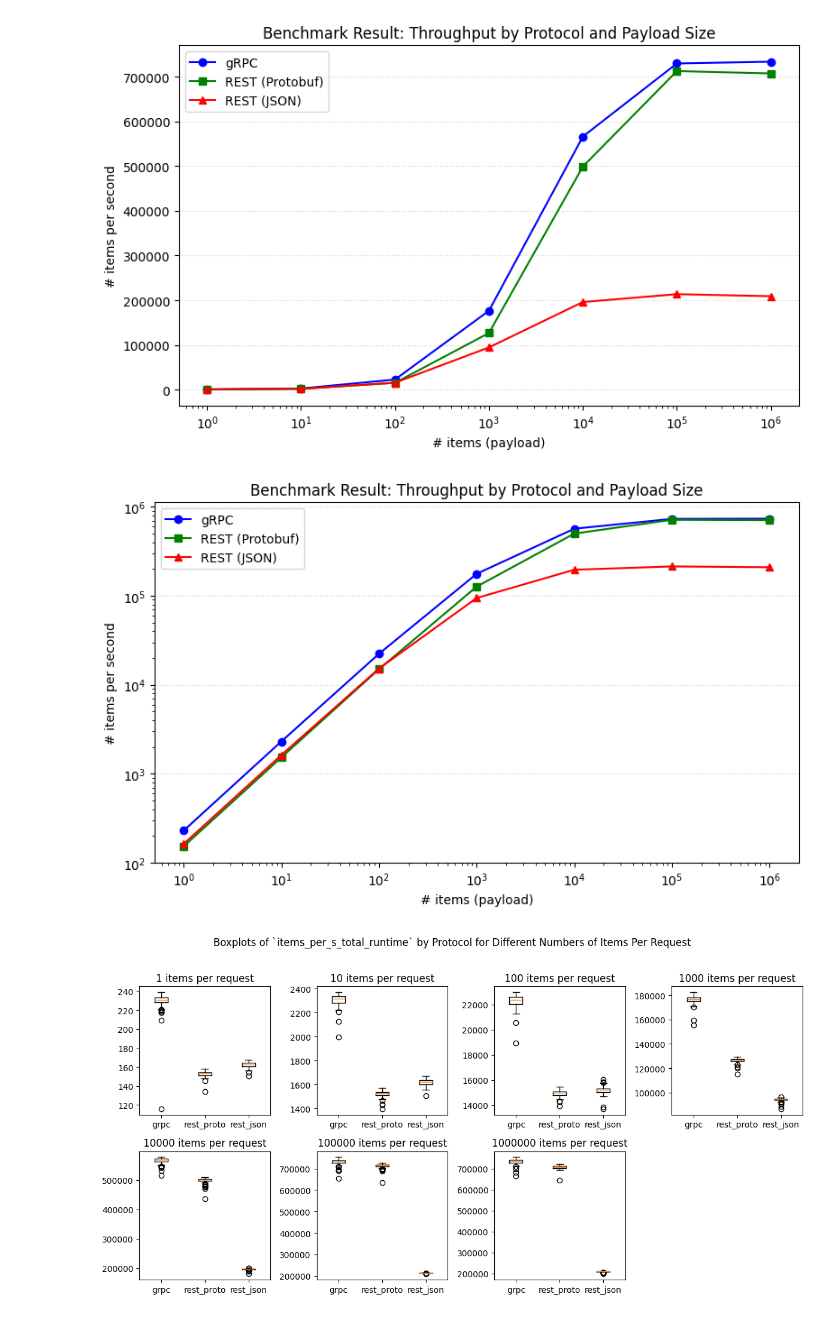
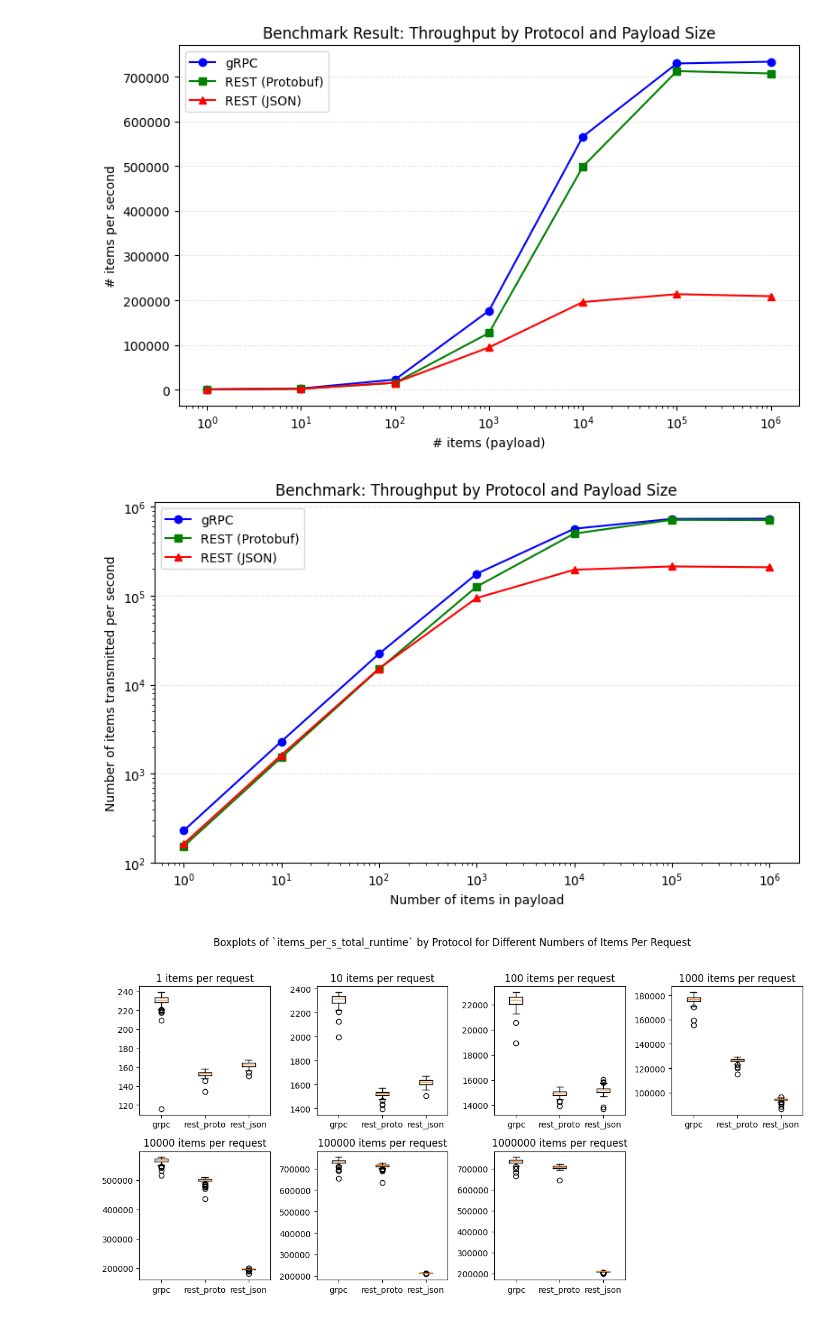
Before and after one commit to haochencoding/benchmark_grpc_proto_rest_json, a Jupyter notebook: data_analysis.ipynb, the cells around one changed output. Drawn from its saved outputs; the diff is of its cells as text; code cells hidden in the pictures.

```diff
--- a/data_analysis.ipynb
+++ b/data_analysis.ipynb
@@ -1031,23 +1054,23 @@ plt.show()
 # %%
 import matplotlib.pyplot as plt
 pivot = summary_df.pivot(index='size', columns='protocol', values='mean_items_per_s_total_runtime').sort_index()
 
 plt.figure(figsize=(8,5))
 plt.plot(pivot.index, pivot['grpc'], marker='o', label='gRPC', color='blue')
 plt.plot(pivot.index, pivot['rest_proto'], marker='s', label='REST (Protobuf)', color='green')
 plt.plot(pivot.index, pivot['rest_json'],  marker='^', label='REST (JSON)',  color='red')
 
 plt.xscale('log')
-plt.xlabel('# items (payload)')
+plt.xlabel('Number of items in payload')
 plt.yscale('log')
-plt.ylabel('# items per second')
-plt.title('Benchmark Result: Throughput by Protocol and Payload Size')
+plt.ylabel('Number of items transmitted per second')
+plt.title('Benchmark: Throughput by Protocol and Payload Size')
 plt.legend()
 plt.grid(True, axis='y', ls='--', alpha=0.3)
 plt.tight_layout()
 plt.show()
 # %% [output]
-[figure, old version]
+[figure, new version]
 # %%
 boxplots_by_size(df_latency, protocols=['grpc', 'rest_proto', 'rest_json'], col='items_per_s_total_runtime')
 # %% [output]
```
Also changed, not shown: parts of 2 cells of this notebook, 2 other files.
